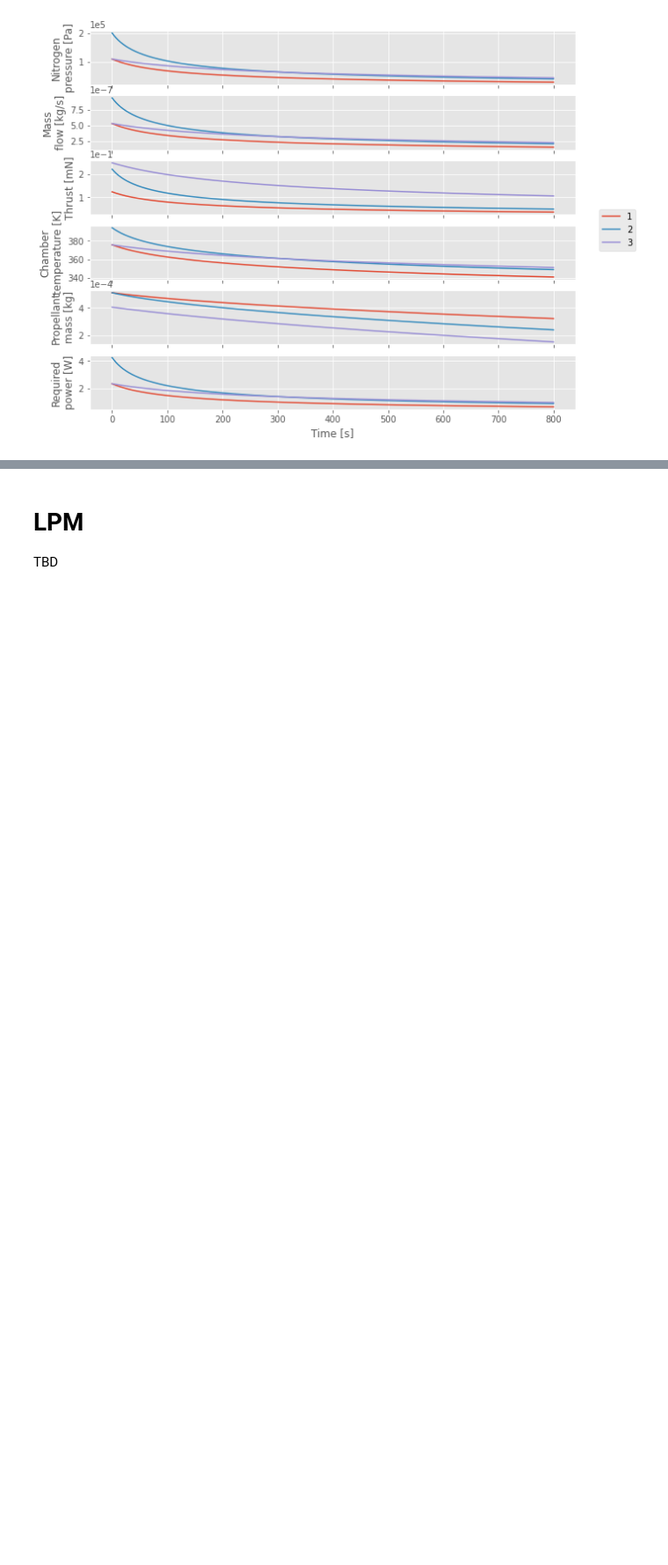
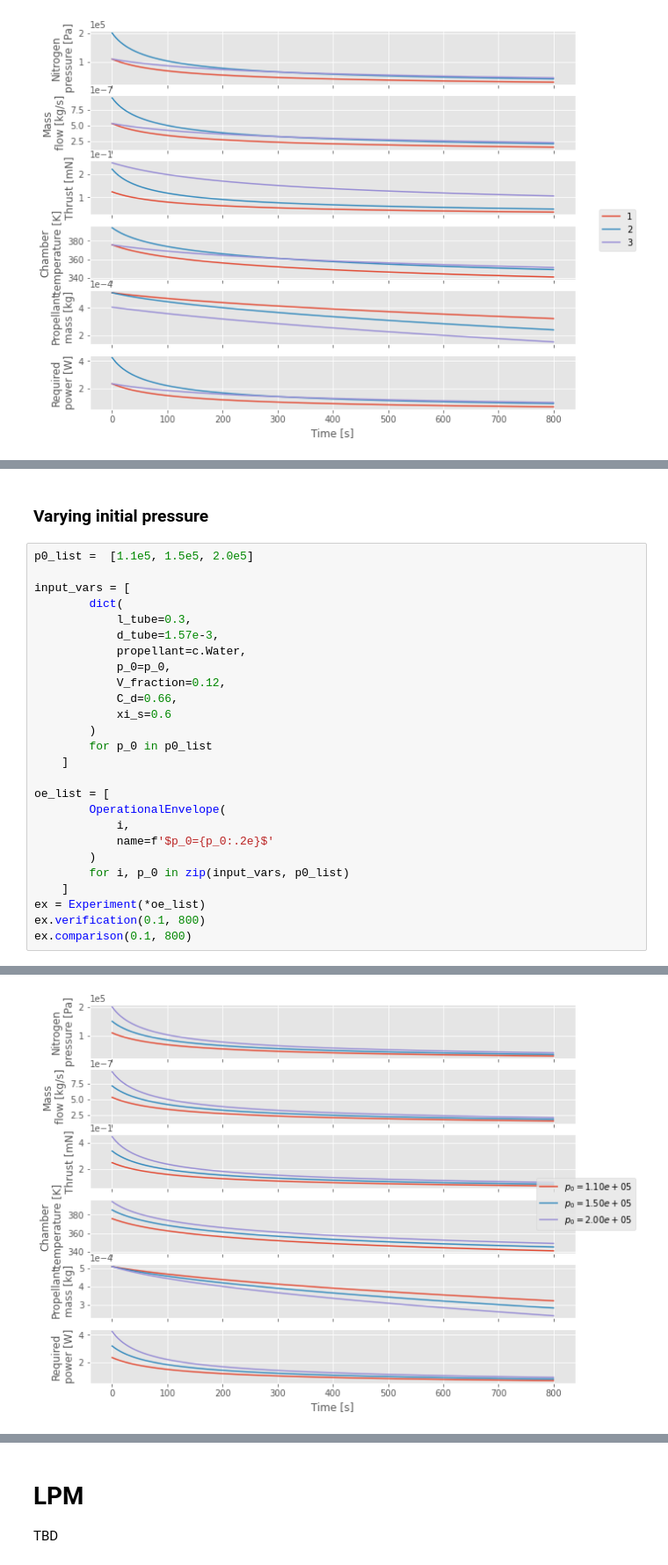
Before and after one commit to wdoppenberg/mp-operational-envelope, a Jupyter notebook: OperationalEnvelope.ipynb, the cells around one changed output, grey strips where cells are left out. Shown at 88% size. Drawn from its saved outputs; the diff is of its cells as text; blank space fills up the shorter version.

```diff
--- a/OperationalEnvelope.ipynb
+++ b/OperationalEnvelope.ipynb
@@ -513,0 +552,29 @@ oe3.describe()
+# %% [markdown]
+### Varying initial pressure
+# %%
+p0_list =  [1.1e5, 1.5e5, 2.0e5]
+
+input_vars = [
+        dict(
+            l_tube=0.3,
+            d_tube=1.57e-3,
+            propellant=c.Water,
+            p_0=p_0,
+            V_fraction=0.12,
+            C_d=0.66,
+            xi_s=0.6
+        )
+        for p_0 in p0_list
+    ]
+
+oe_list = [
+        OperationalEnvelope(
+            i,
+            name=f'$p_0={p_0:.2e}$'
+        )
+        for i, p_0 in zip(input_vars, p0_list)
+    ]
+ex = Experiment(*oe_list)
+ex.verification(0.1, 800)
+ex.comparison(0.1, 800)
+# %% [output]
@@ -513,0 +592 @@ oe3.describe()
+[figure, added]
```
Also changed, not shown: parts of 7 cells of this notebook.
